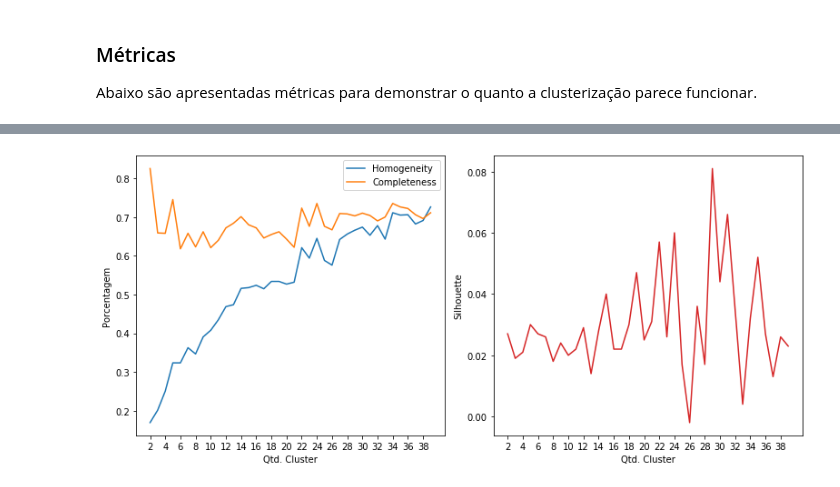
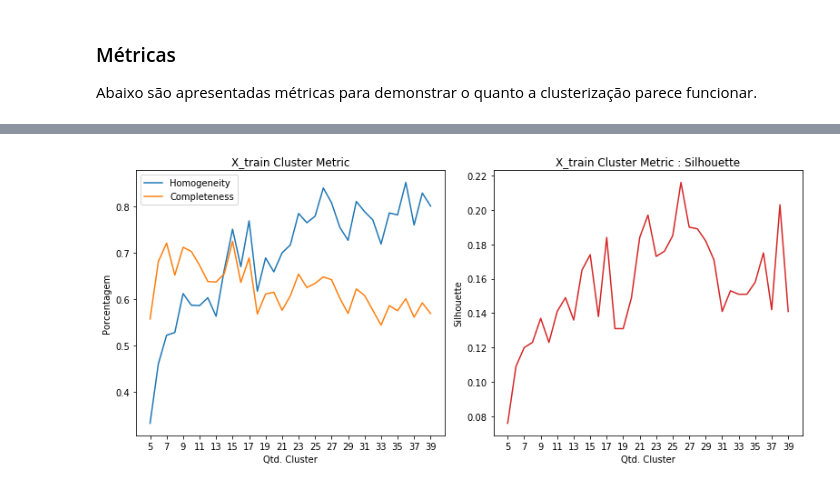
Before and after one commit to rdenadai/ia006c, a Jupyter notebook: notebooks/PROJETO/tfidf.ipynb, the cells around one changed output, grey strips where cells are left out. Cells and saved outputs as stored; diff of their text form; code cells hidden in the pictures.

```diff
--- a/notebooks/PROJETO/tfidf.ipynb
+++ b/notebooks/PROJETO/tfidf.ipynb
@@ -237,5 +302,10 @@ XT = np.array(tfidf.transform([" ".join(tokenizer(doc)) for doc in X_test]).tode
 # %%
-kclusterer = KMeansClusterer(clusters, distance=nltk.cluster.util.cosine_distance, repeats=30, avoid_empty_clusters=True)
+kclusterer = KMeansClusterer(
+    clusters,
+    distance=cosine_distance,
+    initial_means=utils.shuffle(X, n_samples=clusters).tolist(),
+    avoid_empty_clusters=True
+)
 assigned_clusters = kclusterer.cluster(X, assign_clusters=True)
 assigned_clusters = np.array(assigned_clusters).ravel()
 centroids = kclusterer.means()
@@ -379,21 +450,54 @@ for k in range(2, t_cluster):
+# %%
+def multi_kmeans(Xtf, k):
+    error = True
+    while error:
+        try:
+            initial_means = utils.shuffle(Xtf, n_samples=k).tolist()
+            kclusterer_ = KMeansClusterer(
+                k,
+                initial_means=initial_means,
+                distance=cosine_distance,
+                avoid_empty_clusters=True
+            )
+            assigned_clusters = kclusterer_.cluster(Xtf, assign_clusters=True)
+            error = False
+        except:
+            pass
+    hom = homogeneity_score(y_train, assigned_clusters)
+    compl = completeness_score(y_train, assigned_clusters)
+    silh = silhouette_score(Xtf, labels=assigned_clusters, metric="cosine", random_state=0)
+    return {"K": k, "HOM": hom, "COMPL": compl, "SILH": silh}
+
+clusterizacao = []
+with ProcessPoolExecutor(max_workers=cpu_count()) as exc:
+    results = list(exc.map(partial(multi_kmeans, X), range(kmin, kmax), chunksize=10))
+    for r in results:
+        clusterizacao.append({
+            "Qtd. Cluster": r["K"],
+            "Homogeneity": np.round(r["HOM"], 3),
+            "Completeness": np.round(r["COMPL"], 3),
+            "Silhouette": np.round(r["SILH"], 3)
+        })
 # %%
 df_cluster = pd.DataFrame(clusterizacao, columns=["Qtd. Cluster", "Homogeneity", "Completeness", "Silhouette"])
 
 plt.figure(figsize=(11, 5))
 plt.subplot(1, 2, 1)
 plt.plot(df_cluster["Qtd. Cluster"], df_cluster["Homogeneity"], label="Homogeneity")
 plt.plot(df_cluster["Qtd. Cluster"], df_cluster["Completeness"], label="Completeness")
-plt.xticks(range(2, 40, 2))
+plt.xticks(range(kmin, kmax, 2))
+plt.title("X_train Cluster Metric")
 plt.xlabel("Qtd. Cluster")
 plt.ylabel("Porcentagem")
 plt.legend()
 plt.subplot(1, 2, 2)
 plt.title("")
 plt.plot(df_cluster["Qtd. Cluster"], df_cluster["Silhouette"], c="C3")
-plt.xticks(range(2, 40, 2))
+plt.xticks(range(kmin, kmax, 2))
+plt.title("X_train Cluster Metric : Silhouette")
 plt.xlabel("Qtd. Cluster")
 plt.ylabel("Silhouette")
 plt.tight_layout()
 plt.show()
 # %% [output]
-[figure, old version]
+[figure, new version]
```
Also changed, not shown: parts of 15 cells of this notebook, 14 other files.
